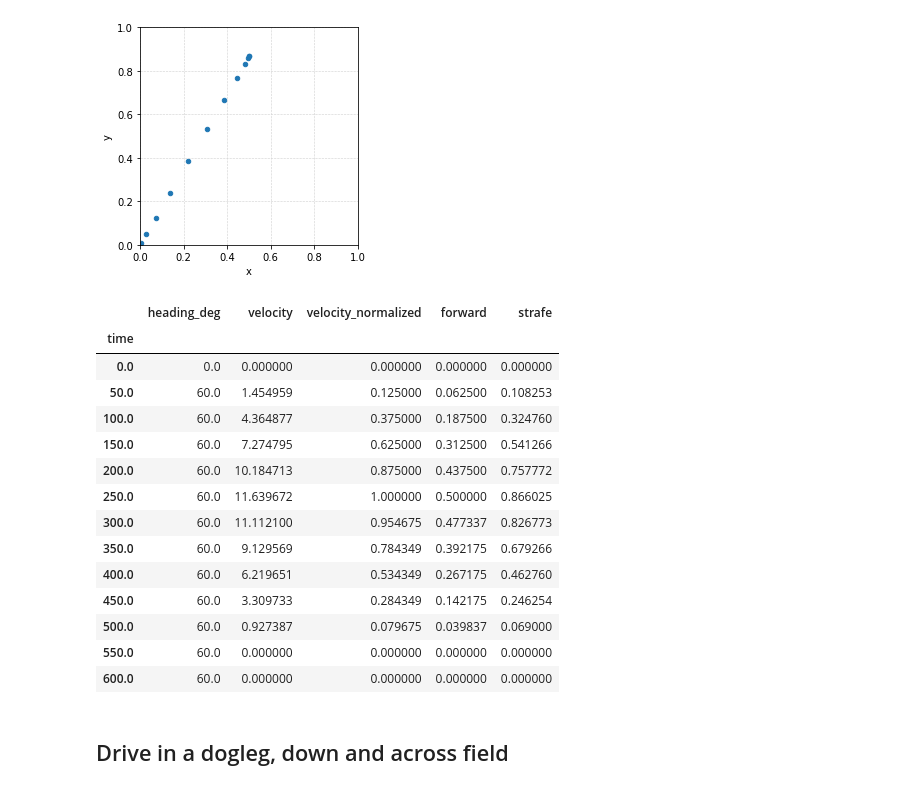
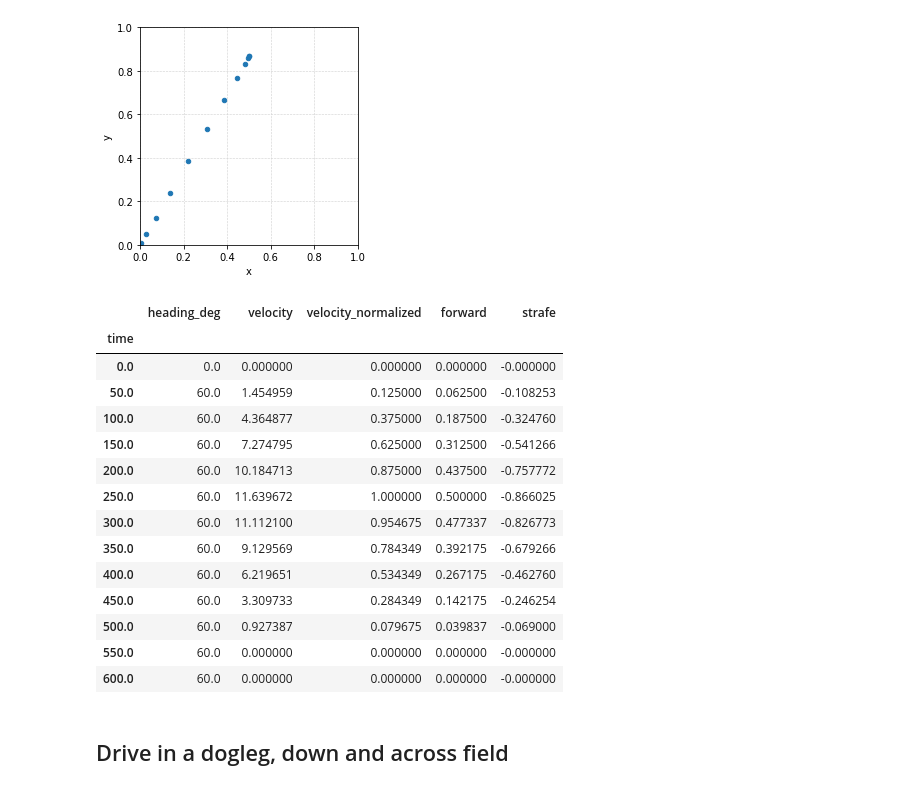
Before and after one commit to mwitcpalek/motion, a Jupyter notebook: notebooks/pathfinder-swerve.ipynb, the cells around one changed output. Drawn from its saved outputs; the diff is of its cells as text; code cells hidden in the pictures.

Commit message:
Fix strafe sign

```diff
--- a/notebooks/pathfinder-swerve.ipynb
+++ b/notebooks/pathfinder-swerve.ipynb
@@ -91,25 +91,25 @@ ax.set_aspect('equal')
 # %%
 df['heading_deg'] = df['heading_rad'].apply(math.degrees)
 df['velocity_normalized'] = df['velocity'] / df['velocity'].max()
 df['forward'] = df['heading_rad'].apply(math.cos) * df['velocity_normalized']
-df['strafe'] = df['heading_rad'].apply(math.sin) * df['velocity_normalized']
+df['strafe'] = -df['heading_rad'].apply(math.sin) * df['velocity_normalized']
 df[['heading_deg', 'velocity', 'velocity_normalized', 'forward', 'strafe']]
 # %% [output]
 |  | heading_deg | velocity | velocity_normalized | forward | strafe |
 | time |  |  |  |  |  |
-| 0.0 | 0.0 | 0.000000 | 0.000000 | 0.000000 | 0.000000 |
-| 50.0 | 60.0 | 1.454959 | 0.125000 | 0.062500 | 0.108253 |
-| 100.0 | 60.0 | 4.364877 | 0.375000 | 0.187500 | 0.324760 |
-| 150.0 | 60.0 | 7.274795 | 0.625000 | 0.312500 | 0.541266 |
-| 200.0 | 60.0 | 10.184713 | 0.875000 | 0.437500 | 0.757772 |
-| 250.0 | 60.0 | 11.639672 | 1.000000 | 0.500000 | 0.866025 |
-| 300.0 | 60.0 | 11.112100 | 0.954675 | 0.477337 | 0.826773 |
-| 350.0 | 60.0 | 9.129569 | 0.784349 | 0.392175 | 0.679266 |
-| 400.0 | 60.0 | 6.219651 | 0.534349 | 0.267175 | 0.462760 |
-| 450.0 | 60.0 | 3.309733 | 0.284349 | 0.142175 | 0.246254 |
-| 500.0 | 60.0 | 0.927387 | 0.079675 | 0.039837 | 0.069000 |
-| 550.0 | 60.0 | 0.000000 | 0.000000 | 0.000000 | 0.000000 |
-| 600.0 | 60.0 | 0.000000 | 0.000000 | 0.000000 | 0.000000 |
+| 0.0 | 0.0 | 0.000000 | 0.000000 | 0.000000 | -0.000000 |
+| 50.0 | 60.0 | 1.454959 | 0.125000 | 0.062500 | -0.108253 |
+| 100.0 | 60.0 | 4.364877 | 0.375000 | 0.187500 | -0.324760 |
+| 150.0 | 60.0 | 7.274795 | 0.625000 | 0.312500 | -0.541266 |
+| 200.0 | 60.0 | 10.184713 | 0.875000 | 0.437500 | -0.757772 |
+| 250.0 | 60.0 | 11.639672 | 1.000000 | 0.500000 | -0.866025 |
+| 300.0 | 60.0 | 11.112100 | 0.954675 | 0.477337 | -0.826773 |
+| 350.0 | 60.0 | 9.129569 | 0.784349 | 0.392175 | -0.679266 |
+| 400.0 | 60.0 | 6.219651 | 0.534349 | 0.267175 | -0.462760 |
+| 450.0 | 60.0 | 3.309733 | 0.284349 | 0.142175 | -0.246254 |
+| 500.0 | 60.0 | 0.927387 | 0.079675 | 0.039837 | -0.069000 |
+| 550.0 | 60.0 | 0.000000 | 0.000000 | 0.000000 | -0.000000 |
+| 600.0 | 60.0 | 0.000000 | 0.000000 | 0.000000 | -0.000000 |
 # %% [markdown]
 ## Drive in a dogleg, down and across field
 # %%
```
Also changed, not shown: parts of 1 cell of this notebook.
